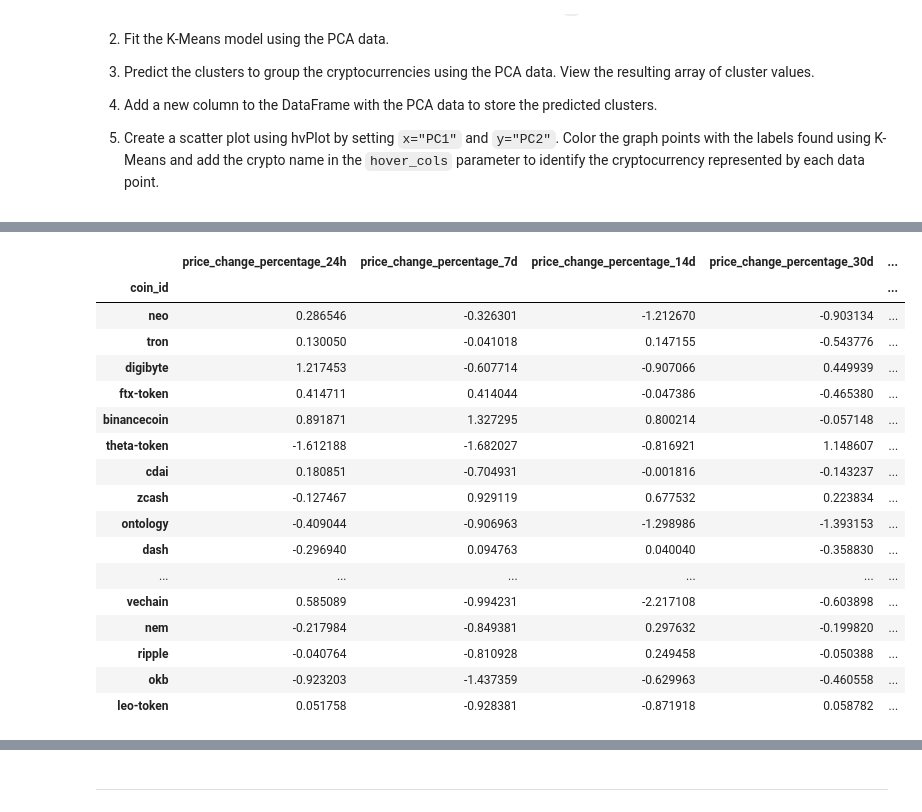
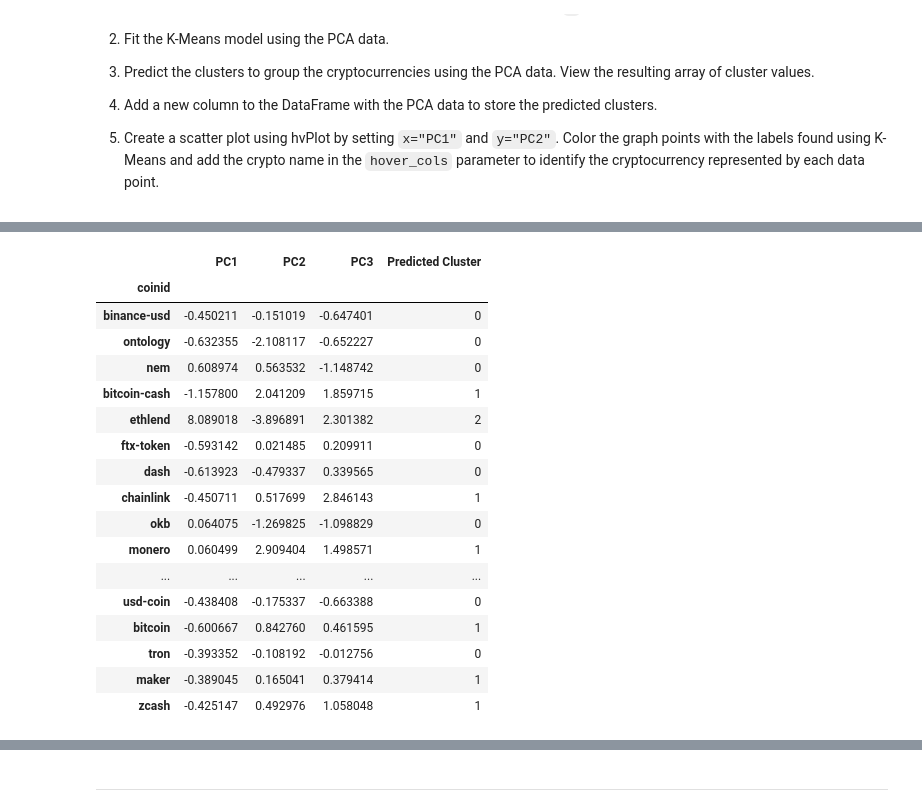
Before and after one commit to SZun/Crypto-Clustering, a Jupyter notebook: crypto_investments.ipynb, the cells around one changed output, grey strips where cells are left out. Drawn from its saved outputs; the diff is of its cells as text; code cells hidden in the pictures.

```diff
--- a/crypto_investments.ipynb
+++ b/crypto_investments.ipynb
@@ -250,7 +249,7 @@ def get_view_copy_df(df,predicted_clusters, is_pca=False):
     df_copy = df.copy()
     df_copy[predicted_cluster] = predicted_clusters
     if is_pca:
-        df.rename(columns={0: 'PC1',1: 'PC2',2: 'PC3'})
+        df_copy.rename(columns={0: 'PC1',1: 'PC2',2: 'PC3'}, inplace=True)
     display(df_copy.sample(20))
     return df_copy
 # %%
@@ -476,27 +472,27 @@ predicted_clusters = get_view_predicted_clusters(model,df_market_data_pca)
 # %%
 # Create a copy of the DataFrame with the PCA data
 # Add a new column to the DataFrame with the predicted clusters
 # Display sample data
-df_market_data_scaled_copy = get_view_copy_df(df_market_data_scaled, predicted_clusters, True)
+df_market_data_pca_copy = get_view_copy_df(df_market_data_pca, predicted_clusters, True)
 # %% [output]
-|  | price_change_percentage_24h | price_change_percentage_7d | price_change_percentage_14d | price_change_percentage_30d | ... |
-| coin_id |  |  |  |  | ... |
-| neo | 0.286546 | -0.326301 | -1.212670 | -0.903134 | ... |
-| tron | 0.130050 | -0.041018 | 0.147155 | -0.543776 | ... |
-| digibyte | 1.217453 | -0.607714 | -0.907066 | 0.449939 | ... |
-| ftx-token | 0.414711 | 0.414044 | -0.047386 | -0.465380 | ... |
-| binancecoin | 0.891871 | 1.327295 | 0.800214 | -0.057148 | ... |
-| theta-token | -1.612188 | -1.682027 | -0.816921 | 1.148607 | ... |
-| cdai | 0.180851 | -0.704931 | -0.001816 | -0.143237 | ... |
-| zcash | -0.127467 | 0.929119 | 0.677532 | 0.223834 | ... |
-| ontology | -0.409044 | -0.906963 | -1.298986 | -1.393153 | ... |
-| dash | -0.296940 | 0.094763 | 0.040040 | -0.358830 | ... |
-| ... | ... | ... | ... | ... | ... |
-| vechain | 0.585089 | -0.994231 | -2.217108 | -0.603898 | ... |
-| nem | -0.217984 | -0.849381 | 0.297632 | -0.199820 | ... |
-| ripple | -0.040764 | -0.810928 | 0.249458 | -0.050388 | ... |
-| okb | -0.923203 | -1.437359 | -0.629963 | -0.460558 | ... |
-| leo-token | 0.051758 | -0.928381 | -0.871918 | 0.058782 | ... |
+|  | PC1 | PC2 | PC3 | Predicted Cluster |
+| coinid |  |  |  |  |
+| binance-usd | -0.450211 | -0.151019 | -0.647401 | 0 |
+| ontology | -0.632355 | -2.108117 | -0.652227 | 0 |
+| nem | 0.608974 | 0.563532 | -1.148742 | 0 |
+| bitcoin-cash | -1.157800 | 2.041209 | 1.859715 | 1 |
+| ethlend | 8.089018 | -3.896891 | 2.301382 | 2 |
+| ftx-token | -0.593142 | 0.021485 | 0.209911 | 0 |
+| dash | -0.613923 | -0.479337 | 0.339565 | 0 |
+| chainlink | -0.450711 | 0.517699 | 2.846143 | 1 |
+| okb | 0.064075 | -1.269825 | -1.098829 | 0 |
+| monero | 0.060499 | 2.909404 | 1.498571 | 1 |
+| ... | ... | ... | ... | ... |
+| usd-coin | -0.438408 | -0.175337 | -0.663388 | 0 |
+| bitcoin | -0.600667 | 0.842760 | 0.461595 | 1 |
+| tron | -0.393352 | -0.108192 | -0.012756 | 0 |
+| maker | -0.389045 | 0.165041 | 0.379414 | 1 |
+| zcash | -0.425147 | 0.492976 | 1.058048 | 1 |
 # %%
 # Create a scatter plot using hvPlot by setting
 # `x="PC1"` and `y="PC2"`.
```
Also changed, not shown: parts of 7 cells of this notebook.
